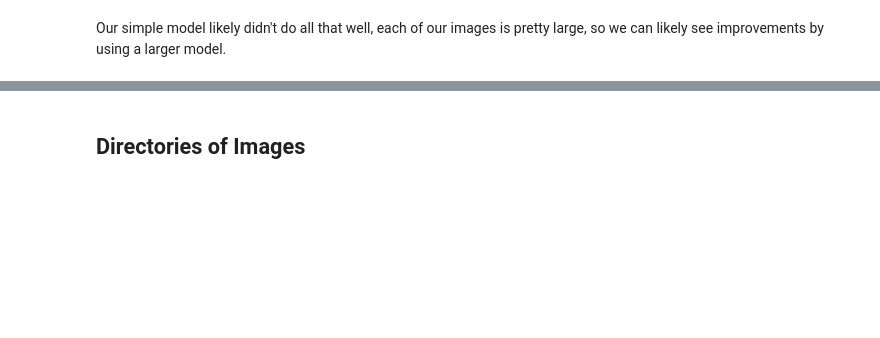
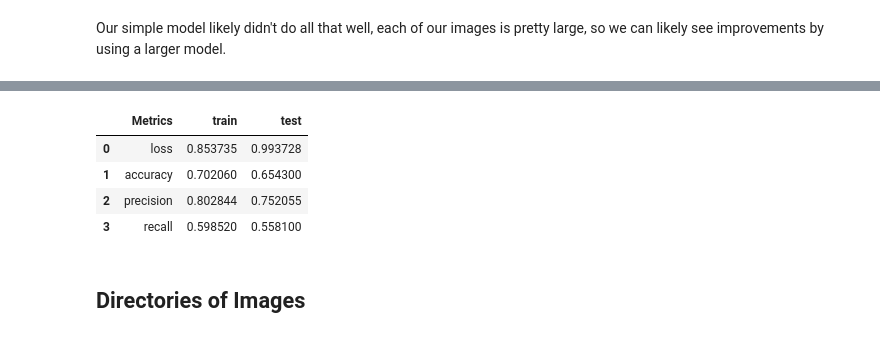
Before and after one commit to allyryry/3950_Workbooks, a Jupyter notebook: keras_images_sol.ipynb, the cells around one changed output, grey strips where cells are left out. Saved outputs shown, nothing was run; the diff lists cells and outputs as text; code cells hidden in the pictures; blank space fills up the shorter version.

```diff
--- a/keras_images_sol.ipynb
+++ b/keras_images_sol.ipynb
@@ -275,3 +328,25 @@ model.summary()
+# %%
+#Compile Results
+import inspect
+metric_list_fin =[]
+for met in metric_list:
+    atts = inspect.getmembers(met)
+    tmp_name = [a for a in atts if(a[0] == "_name")]
+    metric_list_fin.append(tmp_name[0][1])
+
+metric_list_fin.insert(0,"loss")
+metric_df = pd.DataFrame(
+    {'Metrics': metric_list_fin,
+     'Train': train_eval,
+     'Test': test_eval
+    })
+metric_df.head()
+# %% [output]
+|  | Metrics | train | test |
+| 0 | loss | 0.853735 | 0.993728 |
+| 1 | accuracy | 0.702060 | 0.654300 |
+| 2 | precision | 0.802844 | 0.752055 |
+| 3 | recall | 0.598520 | 0.558100 |
 # %% [markdown]
 ## Directories of Images
 # %%
```
Also changed, not shown: parts of 18 cells of this notebook, 1 other file.
